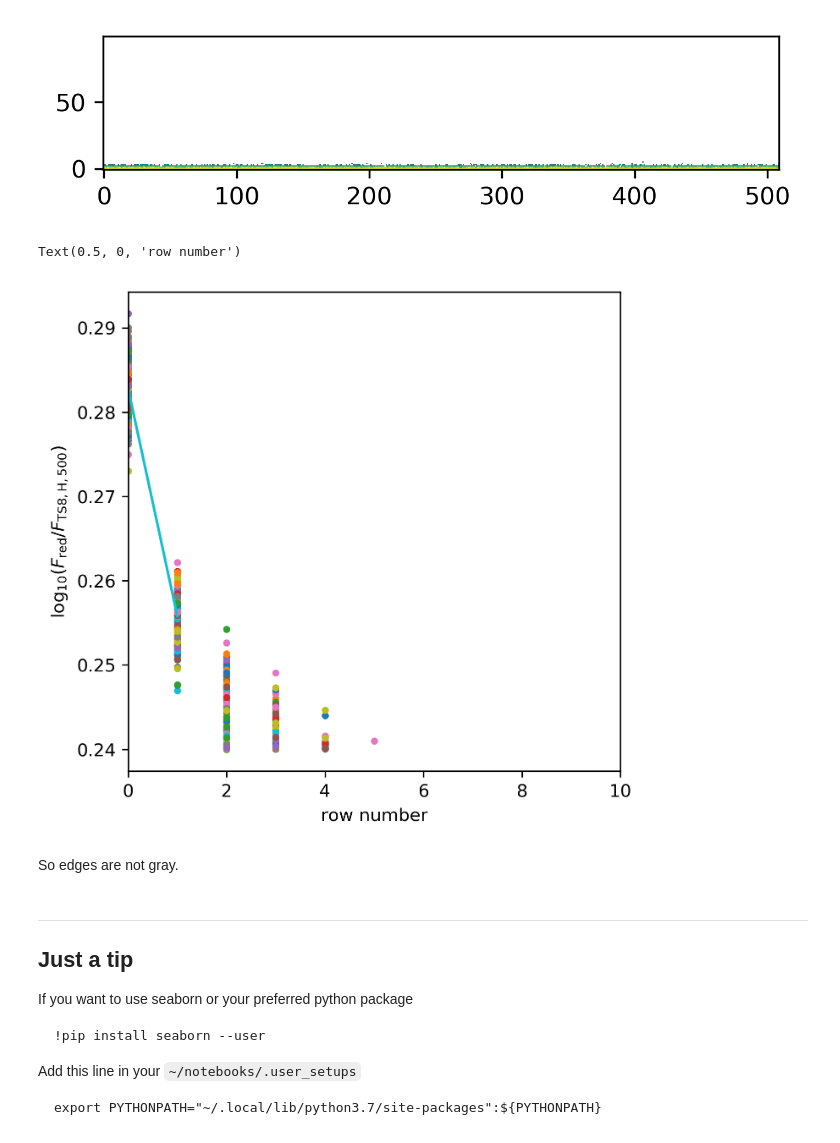
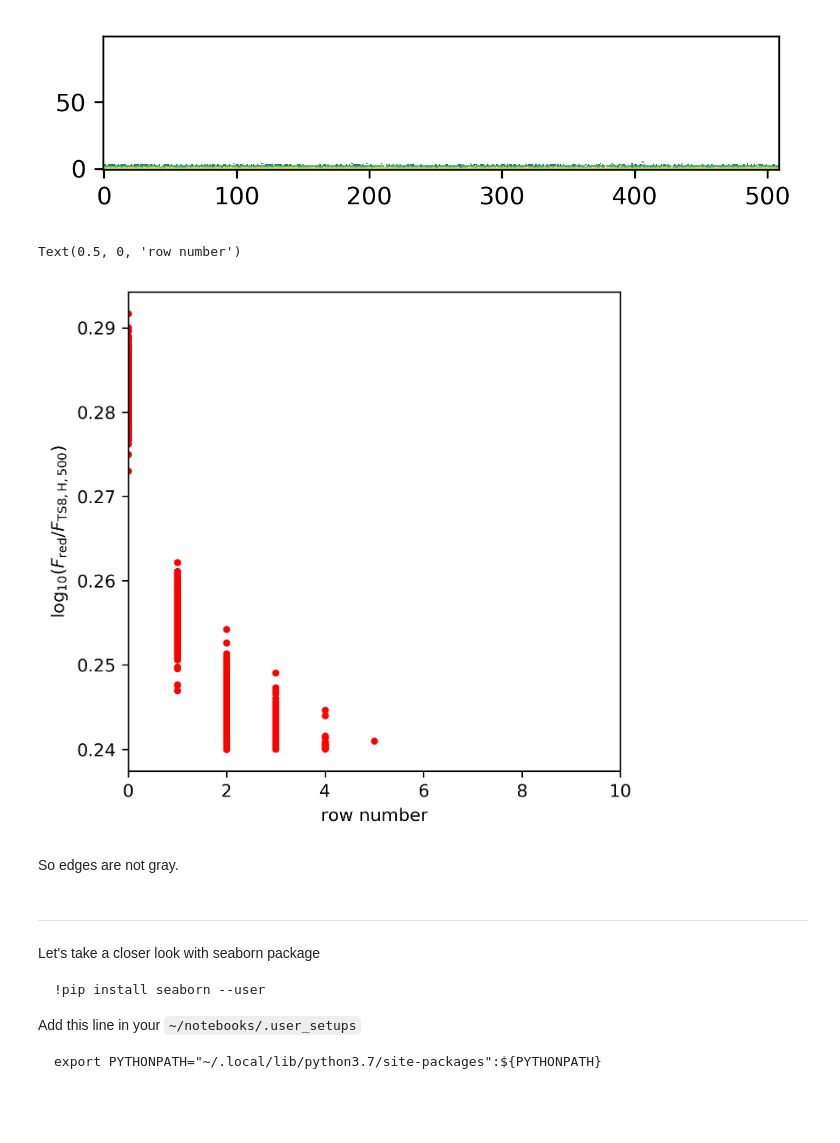
Before and after one commit to youtsumi/Summer2020, a Jupyter notebook: flatratio.ipynb, the cells around one changed output. Drawn from its saved outputs; the diff is of its cells as text; code cells hidden in the pictures; blank space fills up the shorter version.

Commit message:
add scatter plot of the main island

````diff
--- a/flatratio.ipynb
+++ b/flatratio.ipynb
@@ -98,20 +105,19 @@ pylab.imshow(img[0:100] ,origin="lower", vmin=0.23, vmax=0.26)
 [figure]
 # %%
 fig, axs = pylab.subplots(1,1,figsize=(5,5),dpi=300)
-pylab.plot(img,".")
-pylab.plot(numpy.mean(img,axis=1))
+pylab.plot(img,"r.")
+#pylab.plot(numpy.median(img,axis=1))
 pylab.xlim(0,10)
 pylab.ylabel(r"$\log_{10}(F_{\rm red}/F_{\rm TS8, H, 500})$")
 pylab.xlabel("row number")
 # %% [output]
 Text(0.5, 0, 'row number')
-[figure, old version]
+[figure, new version]
 # %% [markdown]
 So edges are not gray.
 # %% [markdown]
 ---
-## Just a tip
-If you want to use seaborn or your preferred python package
+Let's take a closer look with seaborn package
 ```
 !pip install seaborn --user
 ```
````
Also changed, not shown: parts of 4 cells of this notebook.
